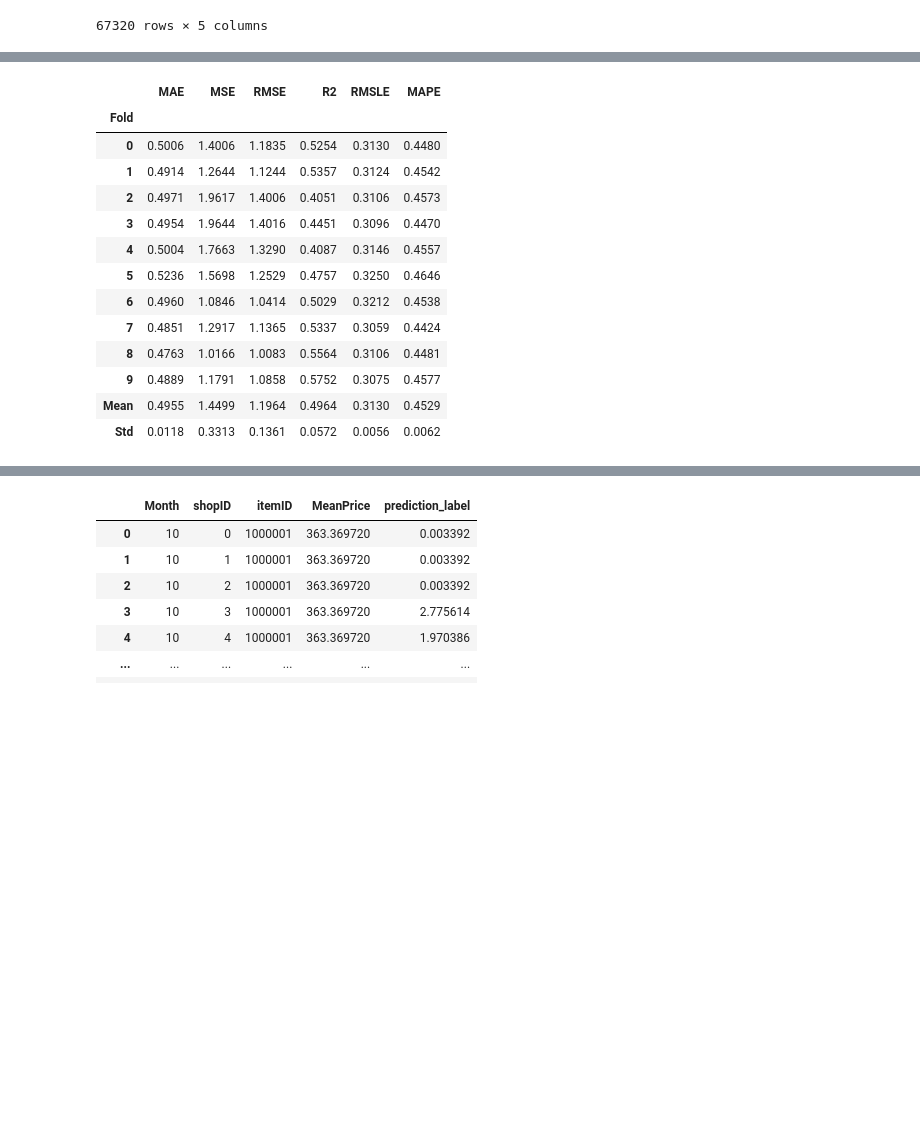
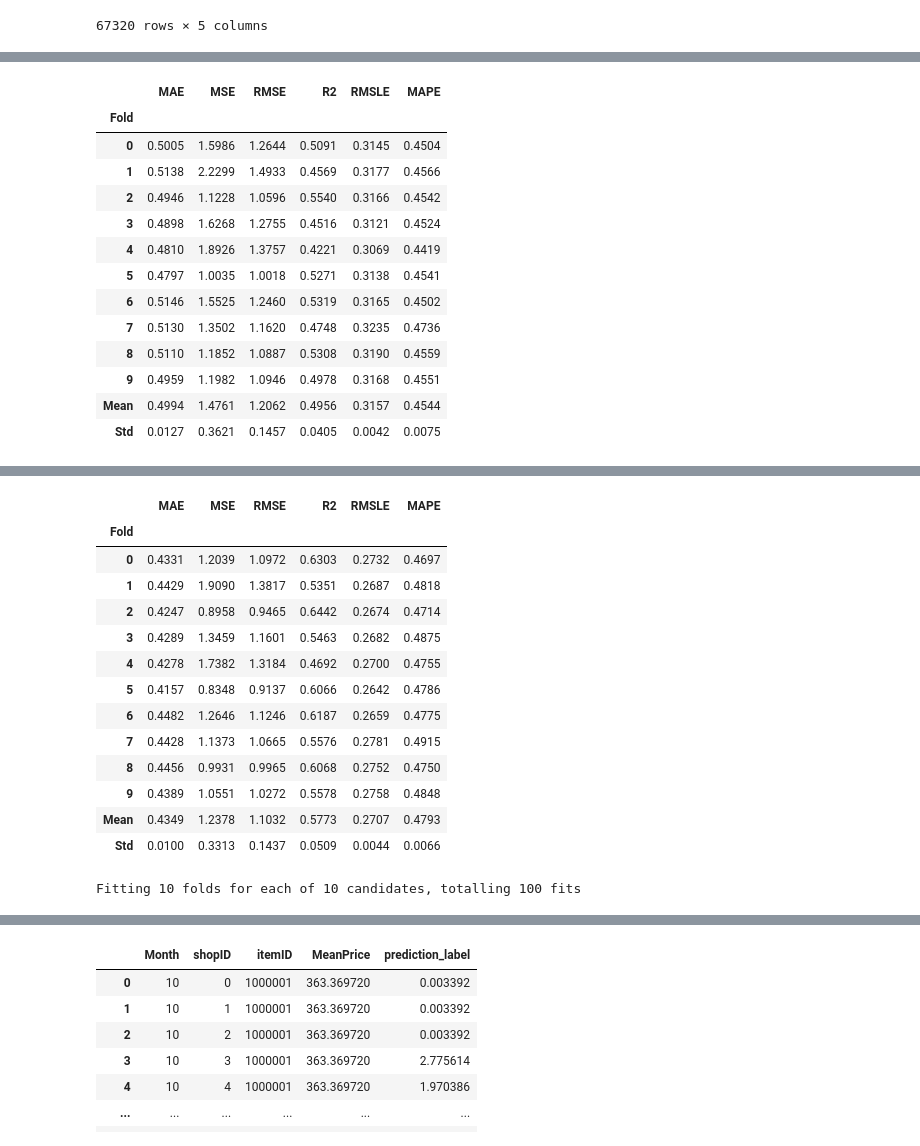
Before and after one commit to Makoto-Noda/dev, a Jupyter notebook: PBL01/PBL01/PBL01_model_fix.ipynb, the cells around one changed output, grey strips where cells are left out. Saved outputs shown, nothing was run; the diff lists cells and outputs as text; code cells hidden in the pictures; blank space fills up the shorter version.

```diff
--- a/PBL01/PBL01/PBL01_model_fix.ipynb
+++ b/PBL01/PBL01/PBL01_model_fix.ipynb
@@ -48,19 +48,20 @@ Loading profile... Please Wait!
 Profiler Failed. No output to show, continue with modeling.
 # %%
 lgbm = create_model("lightgbm")
+lgbm_tuned = tune_model(lgbm)
 # %% [output]
 [interactive output not drawn]
 |  | MAE | MSE | RMSE | R2 | RMSLE | MAPE |
 | Fold |  |  |  |  |  |  |
-| 0 | 0.5006 | 1.4006 | 1.1835 | 0.5254 | 0.3130 | 0.4480 |
-| 1 | 0.4914 | 1.2644 | 1.1244 | 0.5357 | 0.3124 | 0.4542 |
-| 2 | 0.4971 | 1.9617 | 1.4006 | 0.4051 | 0.3106 | 0.4573 |
-| 3 | 0.4954 | 1.9644 | 1.4016 | 0.4451 | 0.3096 | 0.4470 |
-| 4 | 0.5004 | 1.7663 | 1.3290 | 0.4087 | 0.3146 | 0.4557 |
-| 5 | 0.5236 | 1.5698 | 1.2529 | 0.4757 | 0.3250 | 0.4646 |
-| 6 | 0.4960 | 1.0846 | 1.0414 | 0.5029 | 0.3212 | 0.4538 |
-| 7 | 0.4851 | 1.2917 | 1.1365 | 0.5337 | 0.3059 | 0.4424 |
-| 8 | 0.4763 | 1.0166 | 1.0083 | 0.5564 | 0.3106 | 0.4481 |
-| 9 | 0.4889 | 1.1791 | 1.0858 | 0.5752 | 0.3075 | 0.4577 |
-| Mean | 0.4955 | 1.4499 | 1.1964 | 0.4964 | 0.3130 | 0.4529 |
-| Std | 0.0118 | 0.3313 | 0.1361 | 0.0572 | 0.0056 | 0.0062 |
+| 0 | 0.5005 | 1.5986 | 1.2644 | 0.5091 | 0.3145 | 0.4504 |
+| 1 | 0.5138 | 2.2299 | 1.4933 | 0.4569 | 0.3177 | 0.4566 |
+| 2 | 0.4946 | 1.1228 | 1.0596 | 0.5540 | 0.3166 | 0.4542 |
+| 3 | 0.4898 | 1.6268 | 1.2755 | 0.4516 | 0.3121 | 0.4524 |
+| 4 | 0.4810 | 1.8926 | 1.3757 | 0.4221 | 0.3069 | 0.4419 |
+| 5 | 0.4797 | 1.0035 | 1.0018 | 0.5271 | 0.3138 | 0.4541 |
+| 6 | 0.5146 | 1.5525 | 1.2460 | 0.5319 | 0.3165 | 0.4502 |
+| 7 | 0.5130 | 1.3502 | 1.1620 | 0.4748 | 0.3235 | 0.4736 |
+| 8 | 0.5110 | 1.1852 | 1.0887 | 0.5308 | 0.3190 | 0.4559 |
+| 9 | 0.4959 | 1.1982 | 1.0946 | 0.4978 | 0.3168 | 0.4551 |
+| Mean | 0.4994 | 1.4761 | 1.2062 | 0.4956 | 0.3157 | 0.4544 |
+| Std | 0.0127 | 0.3621 | 0.1457 | 0.0405 | 0.0042 | 0.0075 |
@@ -67 +69,16 @@ lgbm = create_model("lightgbm")
+|  | MAE | MSE | RMSE | R2 | RMSLE | MAPE |
+| Fold |  |  |  |  |  |  |
+| 0 | 0.4331 | 1.2039 | 1.0972 | 0.6303 | 0.2732 | 0.4697 |
+| 1 | 0.4429 | 1.9090 | 1.3817 | 0.5351 | 0.2687 | 0.4818 |
+| 2 | 0.4247 | 0.8958 | 0.9465 | 0.6442 | 0.2674 | 0.4714 |
+| 3 | 0.4289 | 1.3459 | 1.1601 | 0.5463 | 0.2682 | 0.4875 |
+| 4 | 0.4278 | 1.7382 | 1.3184 | 0.4692 | 0.2700 | 0.4755 |
+| 5 | 0.4157 | 0.8348 | 0.9137 | 0.6066 | 0.2642 | 0.4786 |
+| 6 | 0.4482 | 1.2646 | 1.1246 | 0.6187 | 0.2659 | 0.4775 |
+| 7 | 0.4428 | 1.1373 | 1.0665 | 0.5576 | 0.2781 | 0.4915 |
+| 8 | 0.4456 | 0.9931 | 0.9965 | 0.6068 | 0.2752 | 0.4750 |
+| 9 | 0.4389 | 1.0551 | 1.0272 | 0.5578 | 0.2758 | 0.4848 |
+| Mean | 0.4349 | 1.2378 | 1.1032 | 0.5773 | 0.2707 | 0.4793 |
+| Std | 0.0100 | 0.3313 | 0.1437 | 0.0509 | 0.0044 | 0.0066 |
+Fitting 10 folds for each of 10 candidates, totalling 100 fits
 # %%
```
Also changed, not shown: parts of 6 cells of this notebook, 4 other files.
